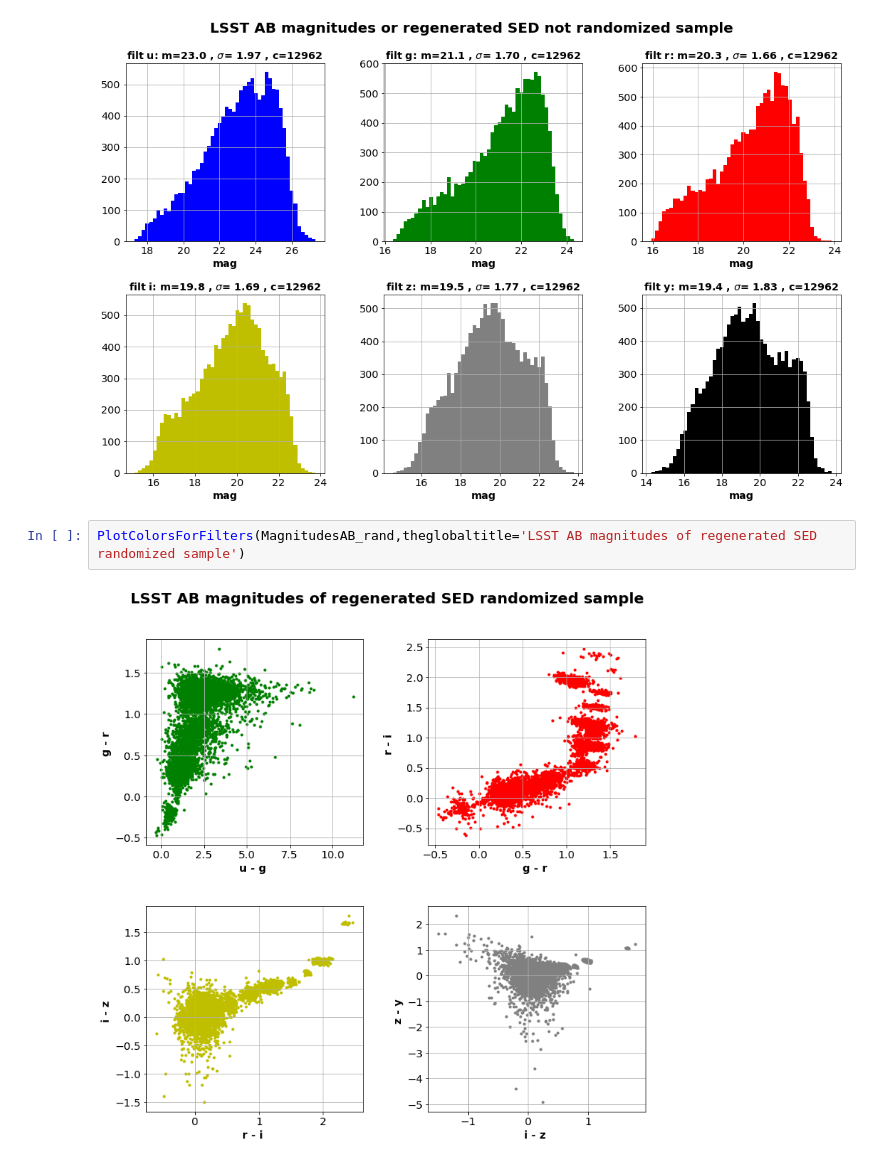
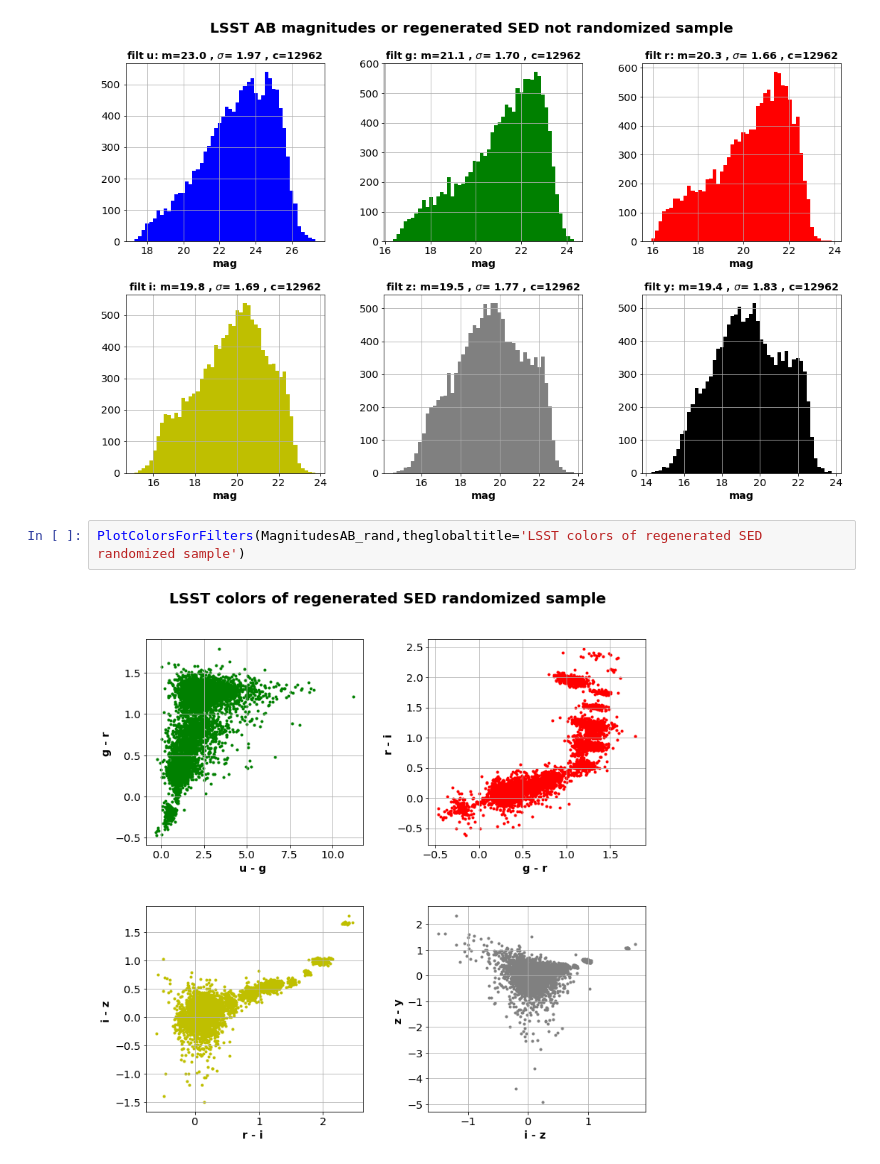
Before and after one commit to LSSTDESC/OpenAtmMiniDataChallenge, a Jupyter notebook: CheckRegeneratedSED.ipynb, the cells around one changed output. Saved outputs shown, nothing was run; the diff lists cells and outputs as text.

```diff
--- a/CheckRegeneratedSED.ipynb
+++ b/CheckRegeneratedSED.ipynb
@@ -338,7 +338,7 @@ PlotMagnitudesForFilters(MagnitudesAB0,nbins=50,theglobaltitle='LSST AB magnitud
 # %% [output]
 [figure]
 # %%
-PlotColorsForFilters(MagnitudesAB_rand,theglobaltitle='LSST AB magnitudes of regenerated SED randomized sample')
+PlotColorsForFilters(MagnitudesAB_rand,theglobaltitle='LSST colors of regenerated SED randomized sample')
 # %% [output]
-[figure, old version]
+[figure, new version]
 # %%
```
Also changed, not shown: parts of 1 cell of this notebook, 1 other file.
